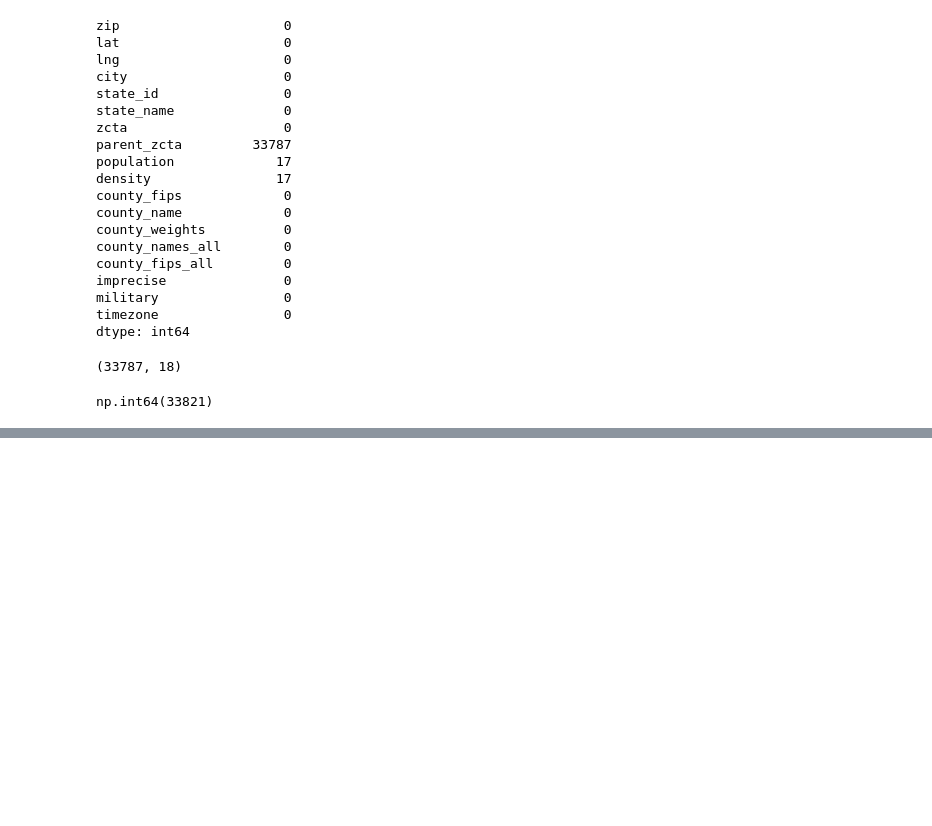
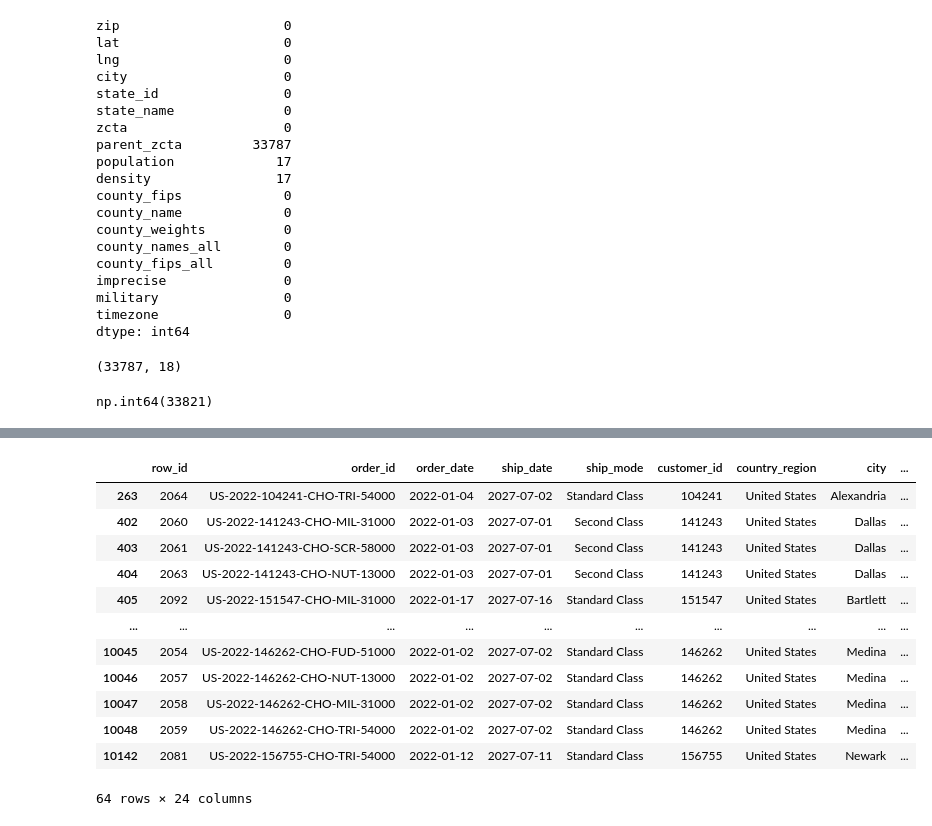
Before and after one commit to Pranishgrg21/Analysis_using_pandas, a Jupyter notebook: candy_sales_analysis.ipynb, the cells around one changed output, grey strips where cells are left out. Drawn from its saved outputs; the diff is of its cells as text; code cells hidden in the pictures; blank space fills up the shorter version.

```diff
--- a/candy_sales_analysis.ipynb
+++ b/candy_sales_analysis.ipynb
@@ -1274,0 +1287,16 @@ np.int64(33821)
+# %%
+sales_df[(sales_df["order_date"] >= "2022-01-01") & (sales_df["order_date"] < "2022-02-01")]
+# %% [output]
+|  | row_id | order_id | order_date | ship_date | ship_mode | customer_id | country_region | city | ... |
+| 263 | 2064 | US-2022-104241-CHO-TRI-54000 | 2022-01-04 | 2027-07-02 | Standard Class | 104241 | United States | Alexandria | ... |
+| 402 | 2060 | US-2022-141243-CHO-MIL-31000 | 2022-01-03 | 2027-07-01 | Second Class | 141243 | United States | Dallas | ... |
+| 403 | 2061 | US-2022-141243-CHO-SCR-58000 | 2022-01-03 | 2027-07-01 | Second Class | 141243 | United States | Dallas | ... |
+| 404 | 2063 | US-2022-141243-CHO-NUT-13000 | 2022-01-03 | 2027-07-01 | Second Class | 141243 | United States | Dallas | ... |
+| 405 | 2092 | US-2022-151547-CHO-MIL-31000 | 2022-01-17 | 2027-07-16 | Standard Class | 151547 | United States | Bartlett | ... |
+| ... | ... | ... | ... | ... | ... | ... | ... | ... | ... |
+| 10045 | 2054 | US-2022-146262-CHO-FUD-51000 | 2022-01-02 | 2027-07-02 | Standard Class | 146262 | United States | Medina | ... |
+| 10046 | 2057 | US-2022-146262-CHO-NUT-13000 | 2022-01-02 | 2027-07-02 | Standard Class | 146262 | United States | Medina | ... |
+| 10047 | 2058 | US-2022-146262-CHO-MIL-31000 | 2022-01-02 | 2027-07-02 | Standard Class | 146262 | United States | Medina | ... |
+| 10048 | 2059 | US-2022-146262-CHO-TRI-54000 | 2022-01-02 | 2027-07-02 | Standard Class | 146262 | United States | Medina | ... |
+| 10142 | 2081 | US-2022-156755-CHO-TRI-54000 | 2022-01-12 | 2027-07-11 | Standard Class | 156755 | United States | Newark | ... |
+64 rows × 24 columns
```
Also changed, not shown: parts of 9 cells of this notebook.
